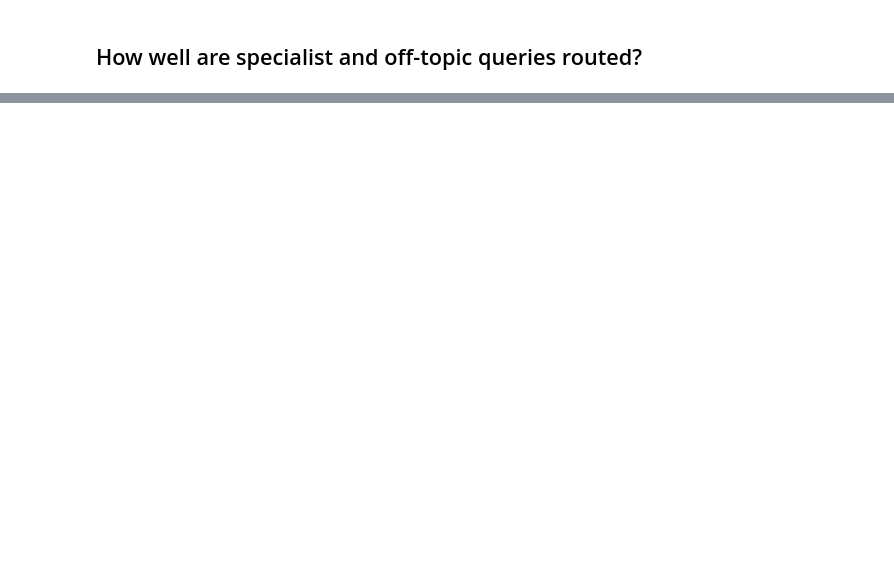
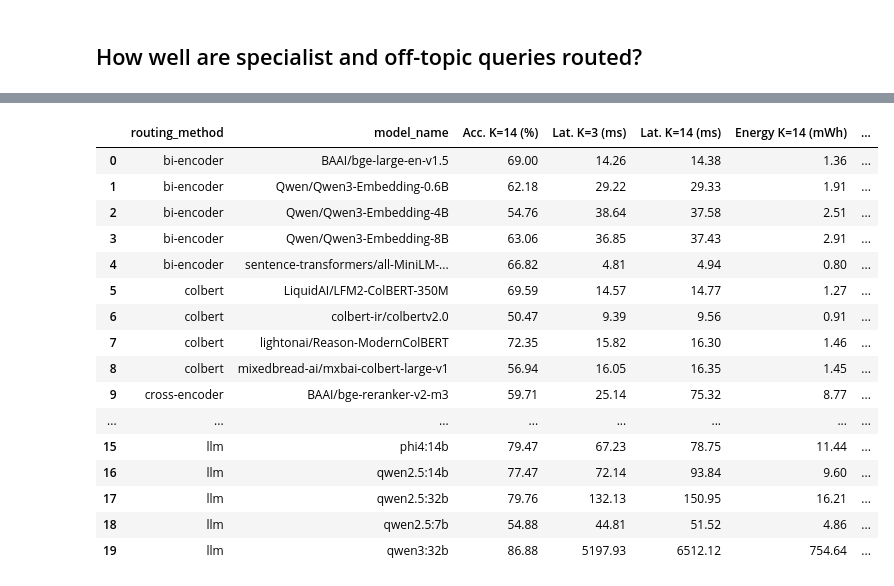
Before and after one commit to TheOpenSI/ADAPT, a Jupyter notebook: results_mmlu_main/Main Results Analyser.ipynb, the cells around one changed output, grey strips where cells are left out. Drawn from its saved outputs; the diff is of its cells as text; code cells hidden in the pictures; blank space fills up the shorter version.

```diff
--- a/results_mmlu_main/Main Results Analyser.ipynb
+++ b/results_mmlu_main/Main Results Analyser.ipynb
@@ -335,0 +392,45 @@ plt.show()
+# %%
+vram = pd.Series({
+    "BAAI/bge-large-en-v1.5": 1.83,
+    "Qwen/Qwen3-Embedding-0.6B": 1.82,
+    "Qwen/Qwen3-Embedding-4B": 8.37,
+    "Qwen/Qwen3-Embedding-8B": 14.96,
+    "sentence-transformers/all-MiniLM-L6-v2": 0.63,
+    "LiquidAI/LFM2-ColBERT-350M": 1.96,
+    "colbert-ir/colbertv2.0": 1.01,
+    "lightonai/Reason-ModernColBERT": 1.13,
+    "mixedbread-ai/mxbai-colbert-large-v1": 1.19,
+    "BAAI/bge-reranker-v2-m3": 3.70,
+    "Qwen/Qwen3-Reranker-0.6B": 2.86,
+    "Qwen/Qwen3-Reranker-4B": 10.94,
+    "Qwen/Qwen3-Reranker-8B": 19.51,
+    "mixedbread-ai/mxbai-rerank-large-v2": 5.91,
+    "llama3.1:8b": 21.72,
+    "phi4:14b": 12.05,
+    "qwen2.5:14b": 14.73,
+    "qwen2.5:32b": 27.02,
+    "qwen2.5:7b": 6.64,
+    "qwen3:32b": 29.80,
+}, name="Peak GPU mem. (GiB)")
+
+table_final_cost = table_cost.reset_index().join(vram, on="model_name")
+# table_final_cost.to_latex()
+table_final_cost
+# %% [output]
+|  | routing_method | model_name | Acc. K=14 (%) | Lat. K=3 (ms) | Lat. K=14 (ms) | Energy K=14 (mWh) | ... |
+| 0 | bi-encoder | BAAI/bge-large-en-v1.5 | 69.00 | 14.26 | 14.38 | 1.36 | ... |
+| 1 | bi-encoder | Qwen/Qwen3-Embedding-0.6B | 62.18 | 29.22 | 29.33 | 1.91 | ... |
+| 2 | bi-encoder | Qwen/Qwen3-Embedding-4B | 54.76 | 38.64 | 37.58 | 2.51 | ... |
+| 3 | bi-encoder | Qwen/Qwen3-Embedding-8B | 63.06 | 36.85 | 37.43 | 2.91 | ... |
+| 4 | bi-encoder | sentence-transformers/all-MiniLM-... | 66.82 | 4.81 | 4.94 | 0.80 | ... |
+| 5 | colbert | LiquidAI/LFM2-ColBERT-350M | 69.59 | 14.57 | 14.77 | 1.27 | ... |
+| 6 | colbert | colbert-ir/colbertv2.0 | 50.47 | 9.39 | 9.56 | 0.91 | ... |
+| 7 | colbert | lightonai/Reason-ModernColBERT | 72.35 | 15.82 | 16.30 | 1.46 | ... |
+| 8 | colbert | mixedbread-ai/mxbai-colbert-large-v1 | 56.94 | 16.05 | 16.35 | 1.45 | ... |
+| 9 | cross-encoder | BAAI/bge-reranker-v2-m3 | 59.71 | 25.14 | 75.32 | 8.77 | ... |
+| ... | ... | ... | ... | ... | ... | ... | ... |
+| 15 | llm | phi4:14b | 79.47 | 67.23 | 78.75 | 11.44 | ... |
+| 16 | llm | qwen2.5:14b | 77.47 | 72.14 | 93.84 | 9.60 | ... |
+| 17 | llm | qwen2.5:32b | 79.76 | 132.13 | 150.95 | 16.21 | ... |
+| 18 | llm | qwen2.5:7b | 54.88 | 44.81 | 51.52 | 4.86 | ... |
+| 19 | llm | qwen3:32b | 86.88 | 5197.93 | 6512.12 | 754.64 | ... |
```
Also changed, not shown: parts of 15 cells of this notebook, 6 other files.
